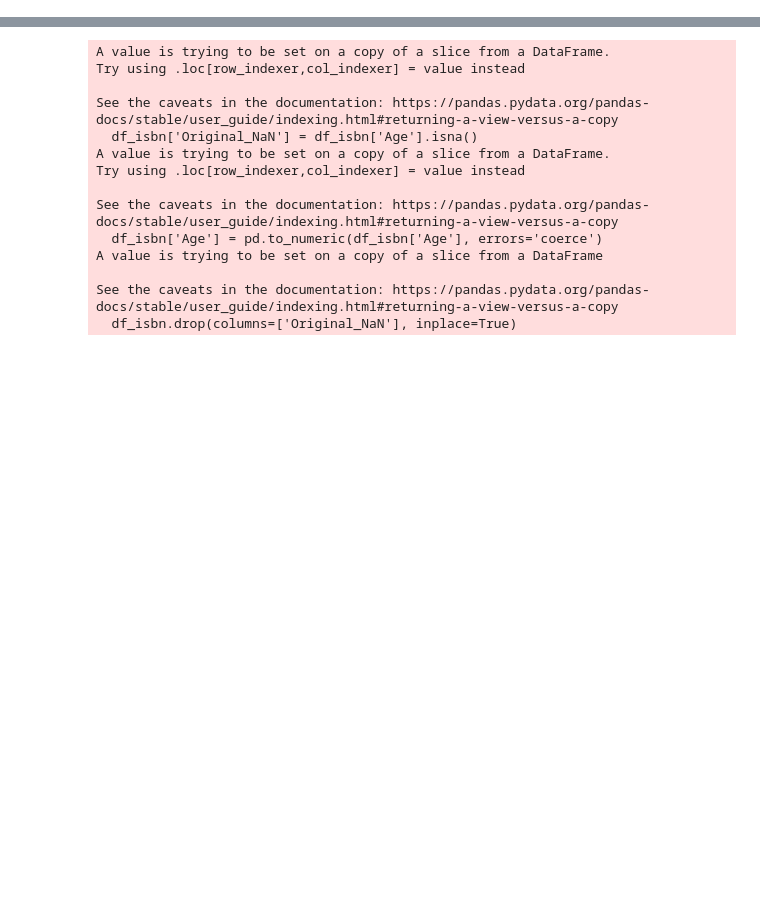
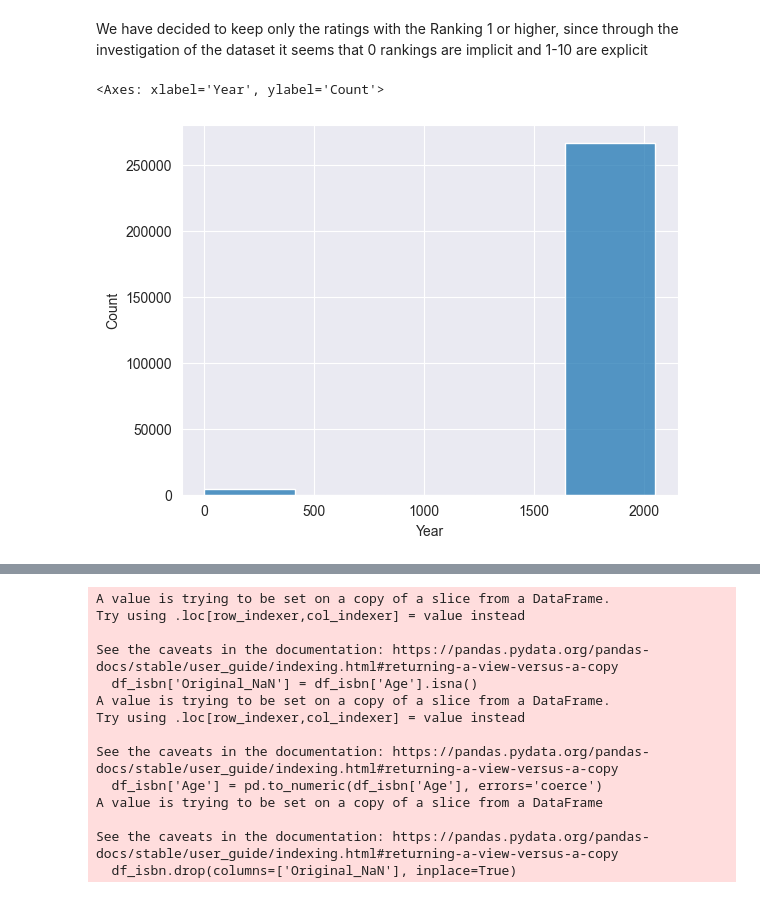
Before and after one commit to BRomanchuk/rs-ucu-books-recommender, a Jupyter notebook: experiments/mykyta_eda.ipynb, the cells around one changed output, grey strips where cells are left out. Drawn from its saved outputs; the diff is of its cells as text; code cells hidden in the pictures; blank space fills up the shorter version.

```diff
--- a/experiments/mykyta_eda.ipynb
+++ b/experiments/mykyta_eda.ipynb
@@ -7,0 +18,7 @@ users = pd.read_csv('../data/Users.csv', delimiter=';')
+# %% [markdown]
+We have decided to keep only the ratings with the Ranking 1 or higher, since through the investigation of the dataset it seems that 0 rankings are implicit and 1-10 are explicit
+# %%
+sns.histplot(x="Year", data=books, bins=5)
+# %% [output]
+<Axes: xlabel='Year', ylabel='Count'>
+[figure, added]
```
Also changed, not shown: parts of 10 cells of this notebook, 1 other file.
